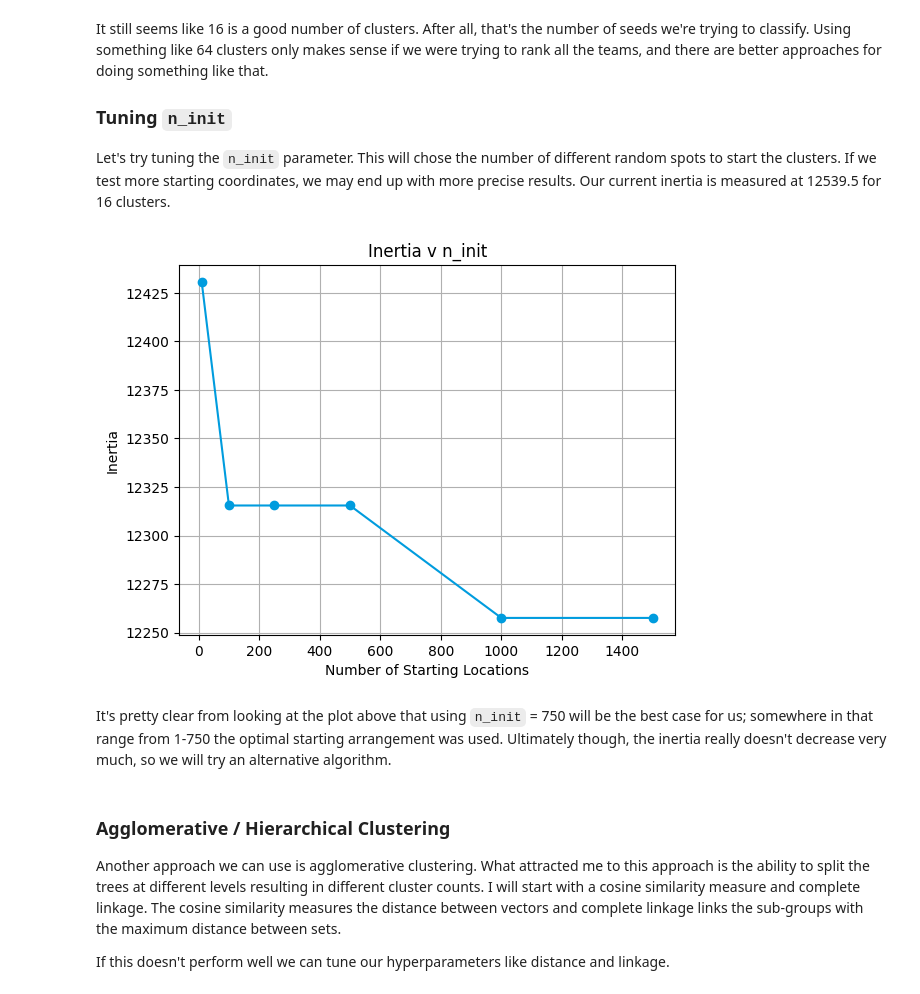
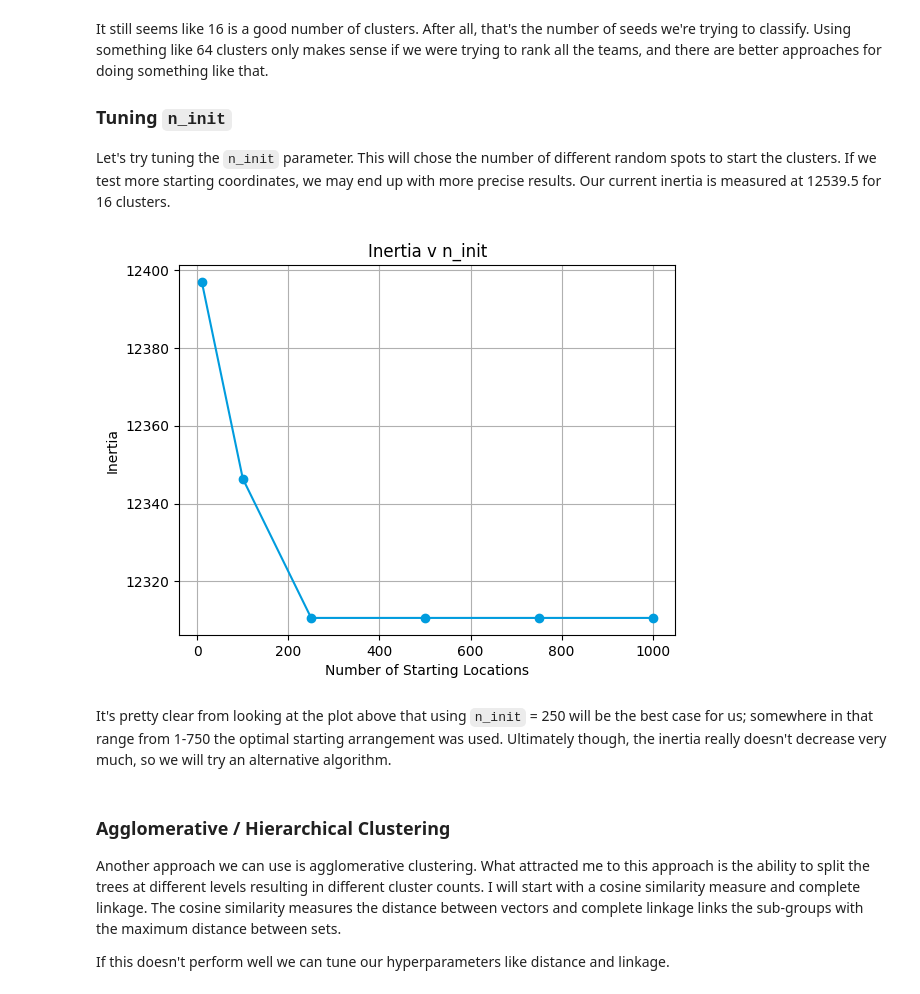
Before and after one commit to sideyco/DTSA_5510, a Jupyter notebook: ncaa-seed-clusters.ipynb, the cells around one changed output. Cells and saved outputs as stored; diff of their text form; code cells hidden in the pictures.

```diff
--- a/ncaa-seed-clusters.ipynb
+++ b/ncaa-seed-clusters.ipynb
@@ -548,33 +551,33 @@ It still seems like 16 is a good number of clusters. After all, that's the numbe
 Let's try tuning the `n_init` parameter. This will chose the number of different random spots to start the clusters. If we test more starting coordinates, we may end up with more precise results. Our current inertia is measured at 12539.5 for 16 clusters.
 # %%
 tuned_init = []
-js = [10, 100, 250, 500, 1000, 1500]
+js = [10, 100, 250, 500, 750, 1000]
 for j in js:
     kmc_tuned = KMeans(
         n_clusters = 16
         , init = 'k-means++'
         , n_init = j
         , max_iter = 1000
         , random_state = 202504
     ).fit(X_10)
 
     tuned_init.append(kmc_tuned.inertia_)
 
 # plot the inertia results
 plt.plot(
     js
     , tuned_init
     , marker='o'
     , color = '#009CDE'   # NCAA blue
 )
 plt.xlabel('Number of Starting Locations')
 plt.ylabel('Inertia')
 plt.title('Inertia v n_init')
 plt.grid(True)
 # %% [output]
-[figure, old version]
+[figure, new version]
 # %% [markdown]
-It's pretty clear from looking at the plot above that using `n_init` = 750 will be the best case for us; somewhere in that range from 1-750 the optimal starting arrangement was used. Ultimately though, the inertia really doesn't decrease very much, so we will try an alternative algorithm.
+It's pretty clear from looking at the plot above that using `n_init` = 250 will be the best case for us; somewhere in that range from 1-750 the optimal starting arrangement was used. Ultimately though, the inertia really doesn't decrease very much, so we will try an alternative algorithm.
 # %%
 # kmc final
 kmc_final = KMeans(
```
Also changed, not shown: parts of 13 cells of this notebook.
